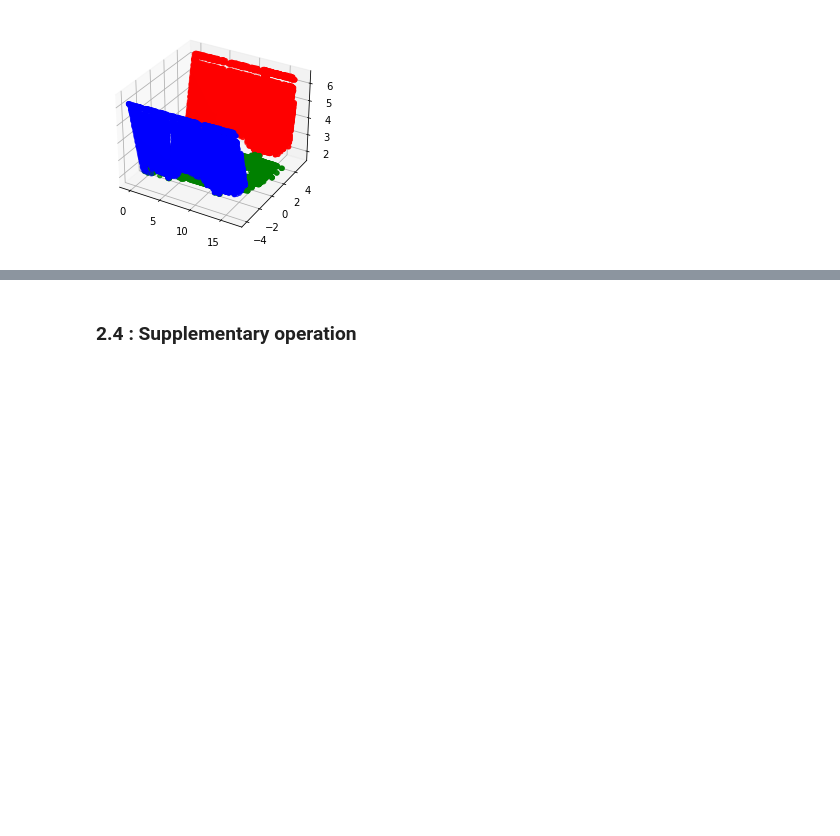
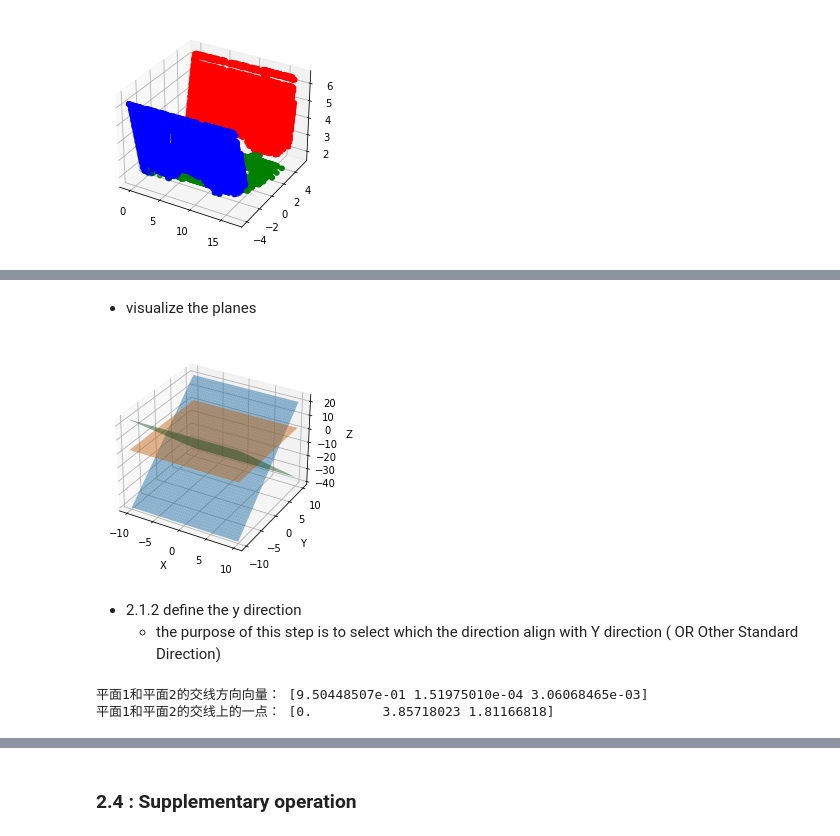
Before and after one commit to StonecoldLi/Pt2FE, a Jupyter notebook: auto_version/demo.ipynb, the cells around one changed output, grey strips where cells are left out. Drawn from its saved outputs; the diff is of its cells as text; code cells hidden in the pictures; blank space fills up the shorter version.

```diff
--- a/auto_version/demo.ipynb
+++ b/auto_version/demo.ipynb
@@ -87,0 +92,3 @@ df.to_csv("./data/org_data/data_org_clu.csv", index=False)
+# %%
+plane_coef = fit_planes_from_csv("./data/org_data/data_org_clu.csv")
+plane_coef
@@ -87,0 +108,2 @@ df.to_csv("./data/org_data/data_org_clu.csv", index=False)
+# %% [markdown]
+- visualize the planes
@@ -88,2 +114,33 @@ df.to_csv("./data/org_data/data_org_clu.csv", index=False)
+# %%
+#visualize the planes that we fitted
+planes_fig = list(plane_coef.values())
+
+# 创建数据点
+x = np.linspace(-10, 10, 100) #绘图范围
+y = np.linspace(-10, 10, 100)
+x, y = np.meshgrid(x, y)
+
+# 创建3D图形
+fig = plt.figure()
+plt3d = fig.add_subplot(111, projection='3d')
+
+# 绘制多个平面
+for plane in planes_fig:
+    A, B, C, D = plane
+    z = (-A * x - B * y - D) / C
+    plt3d.plot_surface(x, y, z, alpha=0.5)
+
+# 设置坐标轴标签
+plt3d.set_xlabel('X')
+plt3d.set_ylabel('Y')
+plt3d.set_zlabel('Z')
+
+# 显示图形
+plt.show()
+# %% [output]
+[figure, added]
+# %% [markdown]
+- 2.1.2 define the y direction
+    - the purpose of this step is to select which the direction align with Y direction ( OR Other Standard Direction)
 # %%
 #2.1.2 定义底边方向
@@ -89,0 +154,8 @@ df.to_csv("./data/org_data/data_org_clu.csv", index=False)
+# %%
+direction = cross_product(np.array(plane_a[:3]), np.array(plane_b[:3]))
+point_on_line = find_intersection_point(plane_a, plane_b, direction)
+print("平面1和平面2的交线方向向量：",direction)
+print("平面1和平面2的交线上的一点：",point_on_line)
+# %% [output]
+平面1和平面2的交线方向向量： [9.50448507e-01 1.51975010e-04 3.06068465e-03]
+平面1和平面2的交线上的一点： [0.         3.85718023 1.81166818]
```
Also changed, not shown: parts of 41 cells of this notebook, 33 other files.
